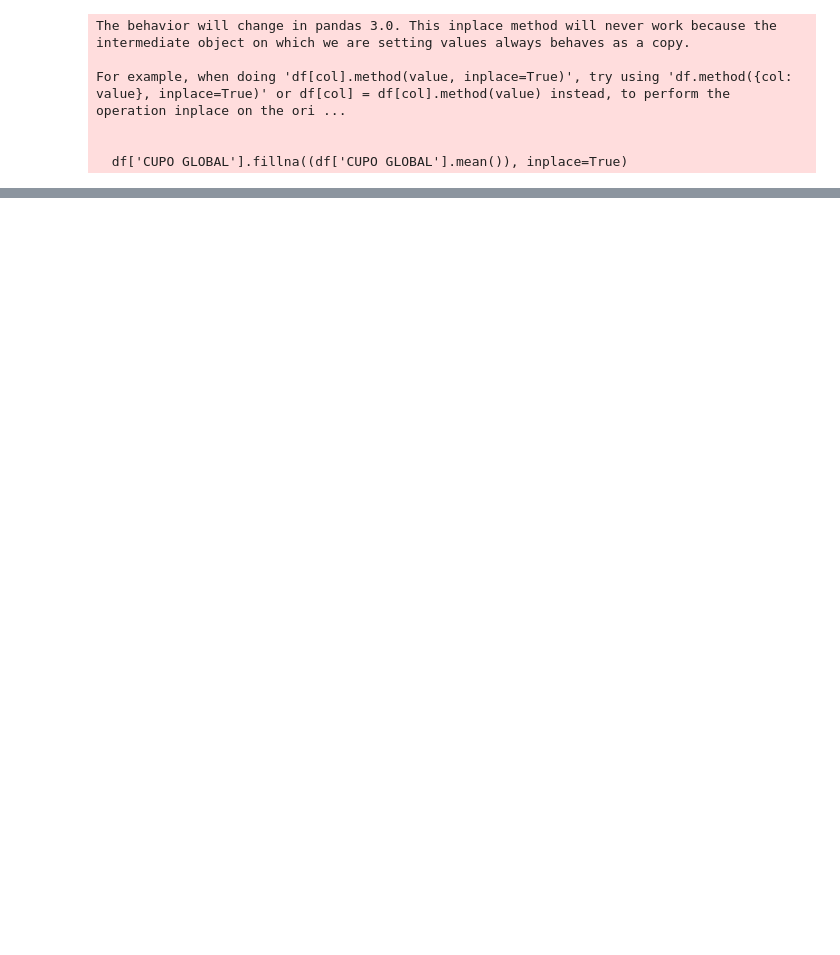
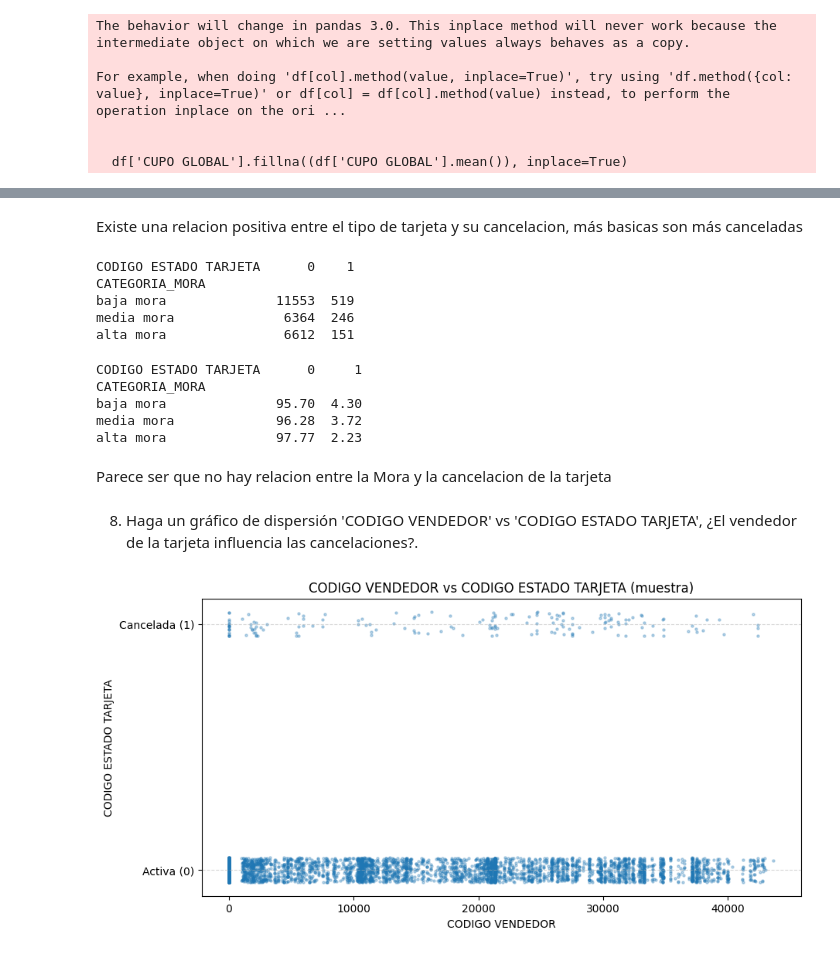
Before and after one commit to estebancardonad/Trabajos_Python_xd, a Jupyter notebook: Sesión_5.ipynb, the cells around one changed output, grey strips where cells are left out. Saved outputs shown, nothing was run; the diff lists cells and outputs as text; code cells hidden in the pictures; blank space fills up the shorter version.

```diff
--- a/Sesión_5.ipynb
+++ b/Sesión_5.ipynb
@@ -1609,0 +226,41 @@ SyntaxError: invalid syntax. Maybe you meant '==' or ':=' instead of '='? (ipyth
+# %% [markdown]
+Existe una relacion positiva entre el tipo de tarjeta y su cancelacion, más basicas son más canceladas
+# %%
+bins = [-1, 0, 3, np.inf]
+labels = ['baja mora', 'media mora', 'alta mora']
+df['CATEGORIA_MORA'] = pd.cut(df['TOTAL MES EN MORA'],bins=bins,labels=labels)
+# %%
+tabla_mora = pd.crosstab(df['CATEGORIA_MORA'],df['CODIGO ESTADO TARJETA'])
+print(tabla_mora)
+# %% [output]
+CODIGO ESTADO TARJETA      0    1
+CATEGORIA_MORA
+baja mora              11553  519
+media mora              6364  246
+alta mora               6612  151
+# %%
+tabla_mora_pct = pd.crosstab(df['CATEGORIA_MORA'],df['CODIGO ESTADO TARJETA'],normalize='index') * 100
+print(tabla_mora_pct.round(2))
+# %% [output]
+CODIGO ESTADO TARJETA      0     1
+CATEGORIA_MORA
+baja mora              95.70  4.30
+media mora             96.28  3.72
+alta mora              97.77  2.23
+# %% [markdown]
+Parece ser que no hay relacion entre la Mora y la cancelacion de la tarjeta
+# %% [markdown]
+8. Haga un gráfico de dispersión 'CODIGO VENDEDOR' vs 'CODIGO ESTADO TARJETA', ¿El vendedor de la tarjeta influencia las cancelaciones?.
+# %%
+muestra = df.sample(n=5000, random_state=0) if len(df) > 5000 else df.copy()
+y_jitter = muestra['CODIGO ESTADO TARJETA'] + np.random.uniform(-0.05, 0.05, size=len(muestra))
+plt.pyplot.figure(figsize=(10, 5))
+plt.pyplot.scatter(muestra['CODIGO VENDEDOR'], y_jitter, s=5, alpha=0.3)
+plt.pyplot.yticks([0, 1], ['Activa (0)', 'Cancelada (1)'])
+plt.pyplot.xlabel('CODIGO VENDEDOR')
+plt.pyplot.ylabel('CODIGO ESTADO TARJETA')
+plt.pyplot.title('CODIGO VENDEDOR vs CODIGO ESTADO TARJETA (muestra)')
+plt.pyplot.grid(axis='y', linestyle='--', alpha=0.5)
+plt.pyplot.show()
+# %% [output]
+[figure, added]
```
Also changed, not shown: parts of 206 cells of this notebook.
